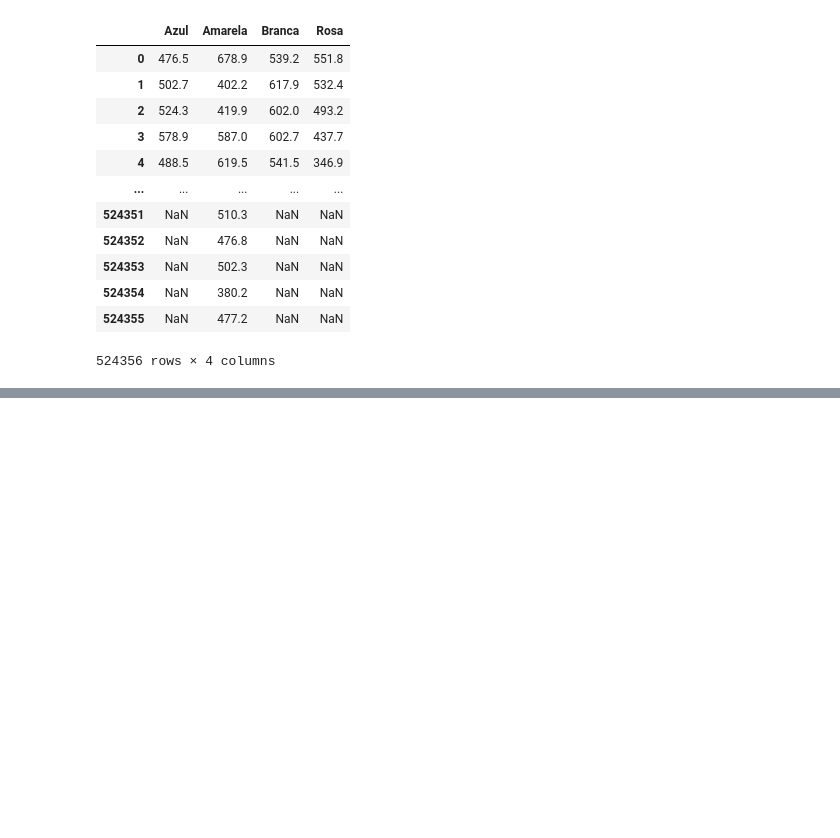
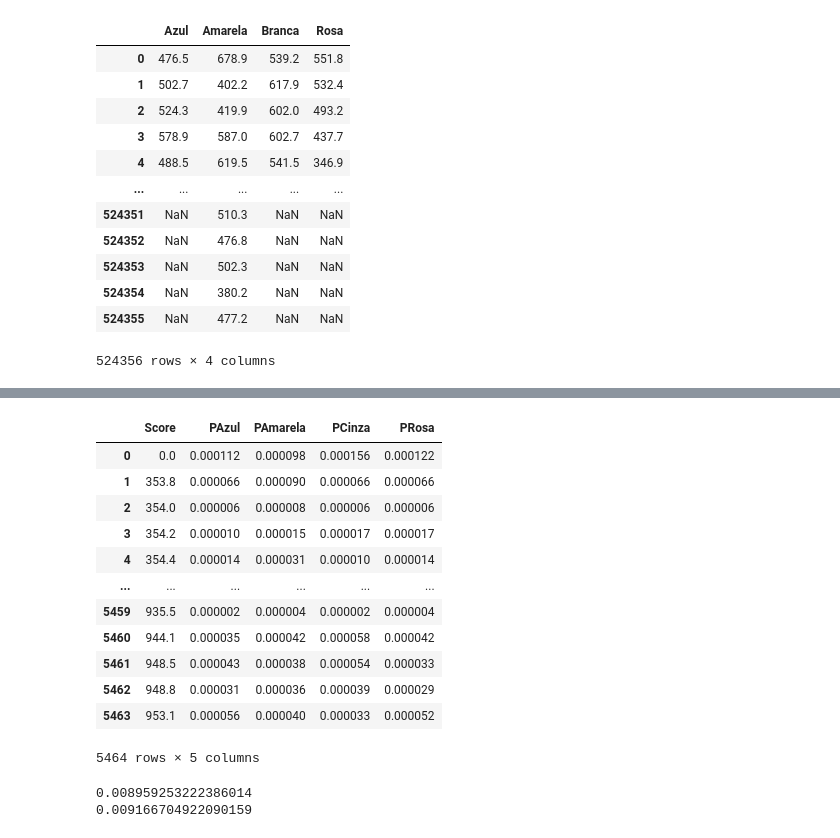
Before and after one commit to ma-ath/experiment-design, a Jupyter notebook: experiment1.ipynb, the cells around one changed output, grey strips where cells are left out. Saved outputs shown, nothing was run; the diff lists cells and outputs as text; code cells hidden in the pictures; blank space fills up the shorter version.

```diff
--- a/experiment1.ipynb
+++ b/experiment1.ipynb
@@ -299,6 +299,16 @@ prova_lc_p = pd.merge(prova_lc_p, prova_lc_rosa_p, how="inner", left_on="Azul",
 prova_mt_p = pd.merge(prova_mt_azul_p, prova_mt_amarela_p, how="inner", left_on="Azul", right_on="Amarela", suffixes=["Azul", "Amarela"])
 prova_mt_p = pd.merge(prova_mt_p, prova_mt_cinza_p, how="inner", left_on="Azul", right_on="Cinza", suffixes=["", "Cinza"])
 prova_mt_p = pd.merge(prova_mt_p, prova_mt_rosa_p, how="inner", left_on="Azul", right_on="Rosa", suffixes=["Cinza", "Rosa"])
+
+# Remove redundant columns
+prova_ch_p = prova_ch_p.drop(["Amarela", "Branca", "Rosa"], axis=1)
+prova_ch_p = prova_ch_p.rename(columns={"Azul": "Score"})
+prova_cn_p = prova_cn_p.drop(["Amarela", "Cinza", "Rosa"], axis=1)
+prova_cn_p = prova_cn_p.rename(columns={"Azul": "Score"})
+prova_lc_p = prova_lc_p.drop(["Amarela", "Branca", "Rosa"], axis=1)
+prova_lc_p = prova_lc_p.rename(columns={"Azul": "Score"})
+prova_mt_p = prova_mt_p.drop(["Amarela", "Cinza", "Rosa"], axis=1)
+prova_mt_p = prova_mt_p.rename(columns={"Azul": "Score"})
 # %%
 for column in prova_ch_p:
     if column.startswith("P"):
@@ -320,0 +328,29 @@ for column in prova_mt_p:
+# %%
+prova_mt_p
+# %% [output]
+|  | Score | PAzul | PAmarela | PCinza | PRosa |
+| 0 | 0.0 | 0.000112 | 0.000098 | 0.000156 | 0.000122 |
+| 1 | 353.8 | 0.000066 | 0.000090 | 0.000066 | 0.000066 |
+| 2 | 354.0 | 0.000006 | 0.000008 | 0.000006 | 0.000006 |
+| 3 | 354.2 | 0.000010 | 0.000015 | 0.000017 | 0.000017 |
+| 4 | 354.4 | 0.000014 | 0.000031 | 0.000010 | 0.000014 |
+| ... | ... | ... | ... | ... | ... |
+| 5459 | 935.5 | 0.000002 | 0.000004 | 0.000002 | 0.000004 |
+| 5460 | 944.1 | 0.000035 | 0.000042 | 0.000058 | 0.000042 |
+| 5461 | 948.5 | 0.000043 | 0.000038 | 0.000054 | 0.000033 |
+| 5462 | 948.8 | 0.000031 | 0.000036 | 0.000039 | 0.000029 |
+| 5463 | 953.1 | 0.000056 | 0.000040 | 0.000033 | 0.000052 |
+5464 rows × 5 columns
+# %%
+import numpy as np
+
+def KLDivergence(x:pd.DataFrame, y:pd.DataFrame):
+    px = np.array(x)
+    py = np.array(y)
+    return np.sum(np.where(px != 0, px * np.log(px / py), 0))
+
+print(KLDivergence(prova_ch_p["PAzul"], prova_ch_p["PAmarela"]))
+print(KLDivergence(prova_ch_p["PAmarela"], prova_ch_p["PAzul"]))
+# %% [output]
+0.008959253222386014
+0.009166704922090159
```
Also changed, not shown: parts of 1 cell of this notebook.
